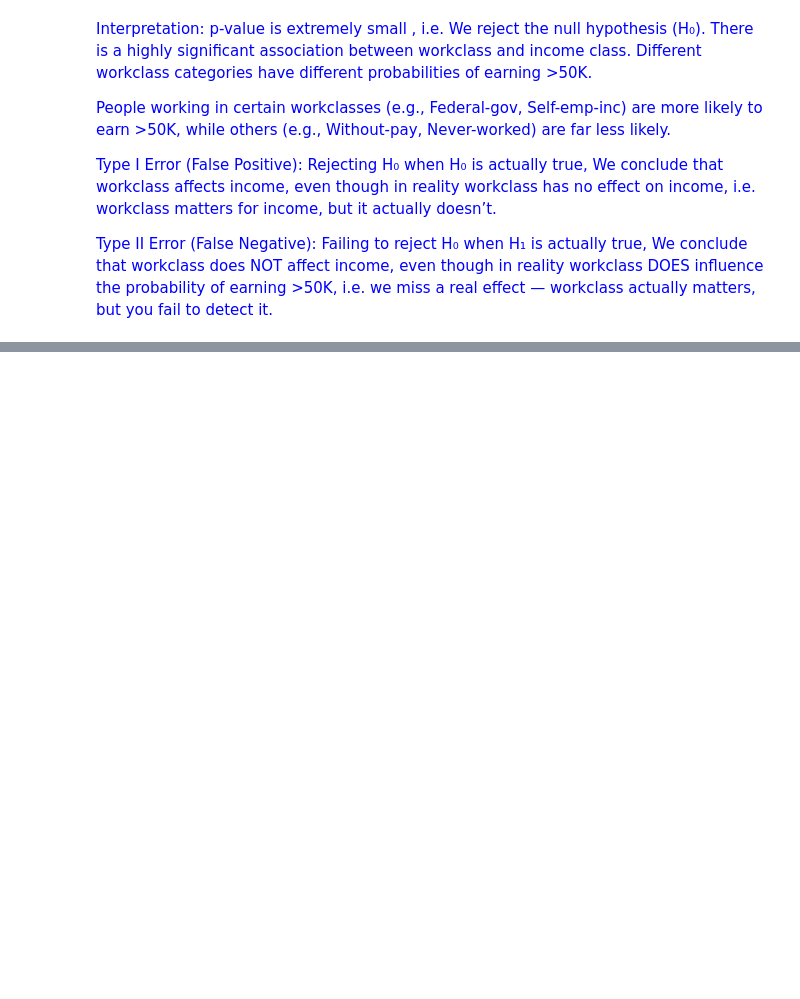
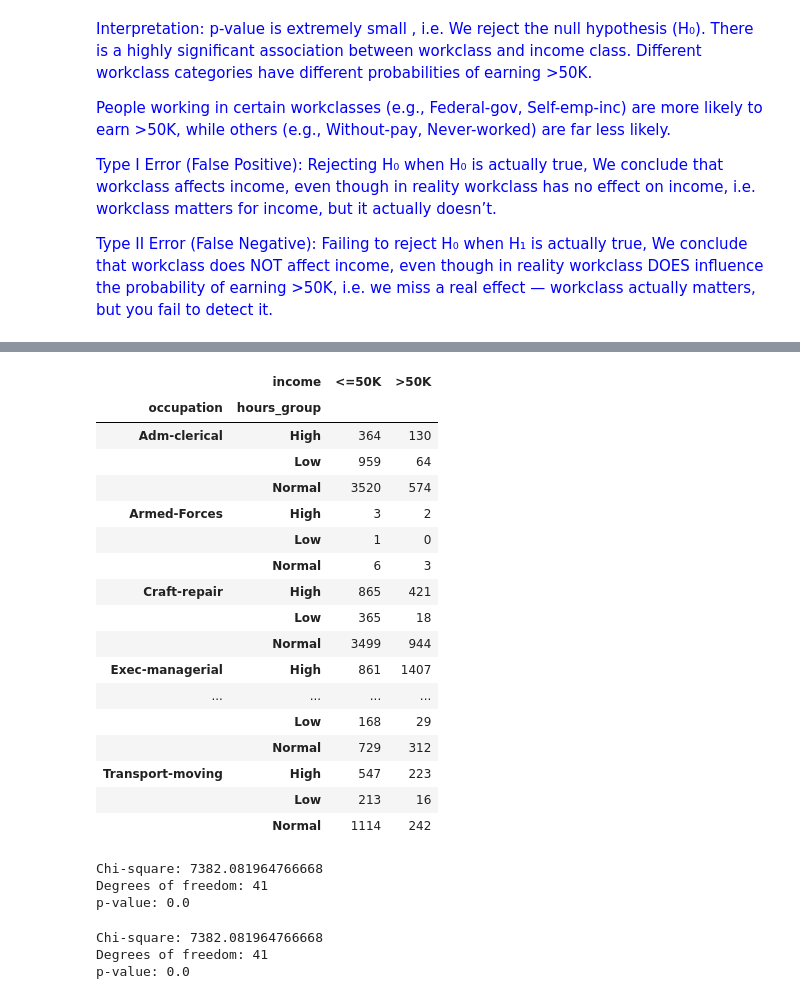
Before and after one commit to krishnananavaty/ML-Team5-Project, a Jupyter notebook: Task3_Task4_hypothesis.ipynb, the cells around one changed output, grey strips where cells are left out. Cells and saved outputs as stored; diff of their text form; code cells hidden in the pictures; blank space fills up the shorter version.

```diff
--- a/Task3_Task4_hypothesis.ipynb
+++ b/Task3_Task4_hypothesis.ipynb
@@ -235,0 +344,14 @@ Different workclass categories have different probabilities of earning >50K.  </
+# %%
+def hour_group(h):
+    if h < 35:
+        return 'Low'
+    elif 35 <= h <= 45:
+        return 'Normal'
+    else:
+        return 'High'
+
+df_train_test['hours_group'] = df_train_test['hours_per_week'].apply(hour_group)
+# %%
+df_train_test['occ_hours'] = (
+    df_train_test['occupation'] + " | " + df_train_test['hours_group']
+)
@@ -235,0 +386,54 @@ Different workclass categories have different probabilities of earning >50K.  </
+# %%
+pd.crosstab(
+    [df_train_test['occupation'], df_train_test['hours_group']],
+    df_train_test['income']
+)
+# %% [output]
+|  | income | <=50K | >50K |
+| occupation | hours_group |  |  |
+| Adm-clerical | High | 364 | 130 |
+|  | Low | 959 | 64 |
+|  | Normal | 3520 | 574 |
+| Armed-Forces | High | 3 | 2 |
+|  | Low | 1 | 0 |
+|  | Normal | 6 | 3 |
+| Craft-repair | High | 865 | 421 |
+|  | Low | 365 | 18 |
+|  | Normal | 3499 | 944 |
+| Exec-managerial | High | 861 | 1407 |
+| ... | ... | ... | ... |
+|  | Low | 168 | 29 |
+|  | Normal | 729 | 312 |
+| Transport-moving | High | 547 | 223 |
+|  | Low | 213 | 16 |
+|  | Normal | 1114 | 242 |
+# %%
+import pandas as pd
+import scipy.stats as stats
+
+# Contingency table
+table = pd.crosstab(
+    [df_train_test['occupation'], df_train_test['hours_group']],
+    df_train_test['income']
+)
+
+# Chi-square test
+chi2, p, dof, expected = stats.chi2_contingency(table)
+
+print("Chi-square:", chi2)
+print("Degrees of freedom:", dof)
+print("p-value:", p)
+# %% [output]
+Chi-square: 7382.081964766668
+Degrees of freedom: 41
+p-value: 0.0
+# %%
+chi2, p, dof, expected = stats.chi2_contingency(table)
+
+print("Chi-square:", chi2)
+print("Degrees of freedom:", dof)
+print("p-value:", p)
+# %% [output]
+Chi-square: 7382.081964766668
+Degrees of freedom: 41
+p-value: 0.0
```
Also changed, not shown: parts of 9 cells of this notebook.
